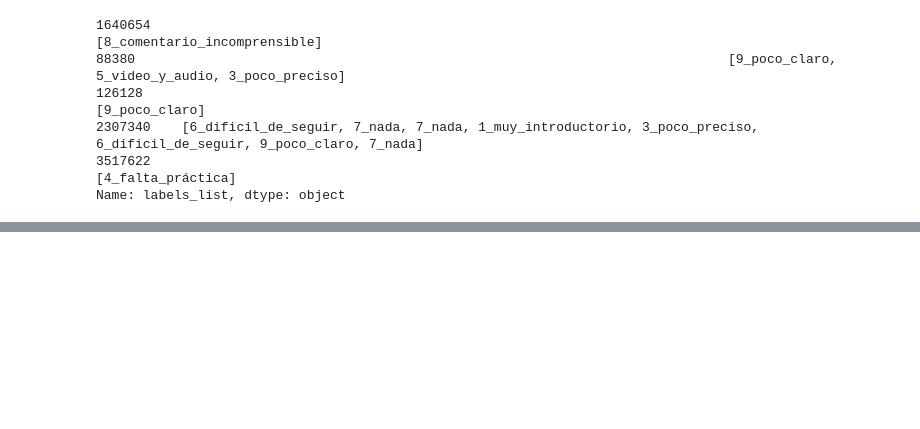
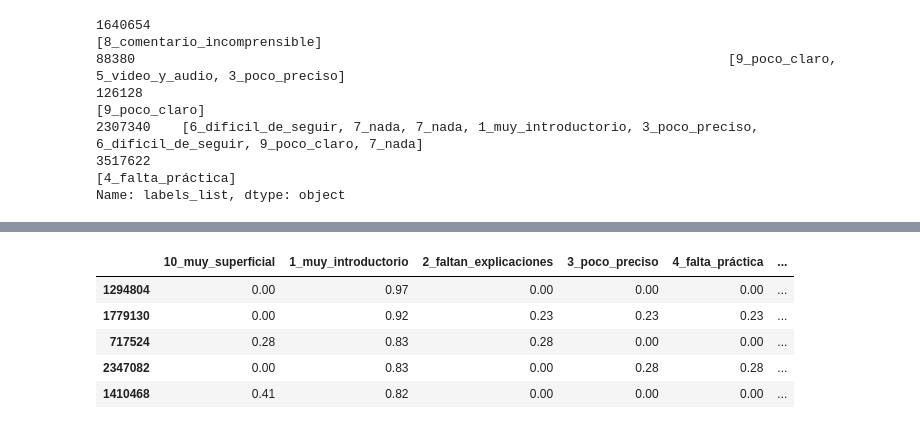
Before and after one commit to luc-ch/TM_udemy_reviews, a Jupyter notebook: TP4_2_topic_group.ipynb, the cells around one changed output, grey strips where cells are left out. Cells and saved outputs as stored; diff of their text form; code cells hidden in the pictures; blank space fills up the shorter version.

```diff
--- a/TP4_2_topic_group.ipynb
+++ b/TP4_2_topic_group.ipynb
@@ -1141,0 +1142,9 @@ plt.savefig("heatmap.png", dpi = 300)
+# %%
+display(normalizeddf_train.sort_values("1_muy_introductorio",ascending=False).head())
+# %% [output]
+|  | 10_muy_superficial | 1_muy_introductorio | 2_faltan_explicaciones | 3_poco_preciso | 4_falta_práctica | ... |
+| 1294804 | 0.00 | 0.97 | 0.00 | 0.00 | 0.00 | ... |
+| 1779130 | 0.00 | 0.92 | 0.23 | 0.23 | 0.23 | ... |
+| 717524 | 0.28 | 0.83 | 0.28 | 0.00 | 0.00 | ... |
+| 2347082 | 0.00 | 0.83 | 0.00 | 0.28 | 0.28 | ... |
+| 1410468 | 0.41 | 0.82 | 0.00 | 0.00 | 0.00 | ... |
```
Also changed, not shown: parts of 25 cells of this notebook.
